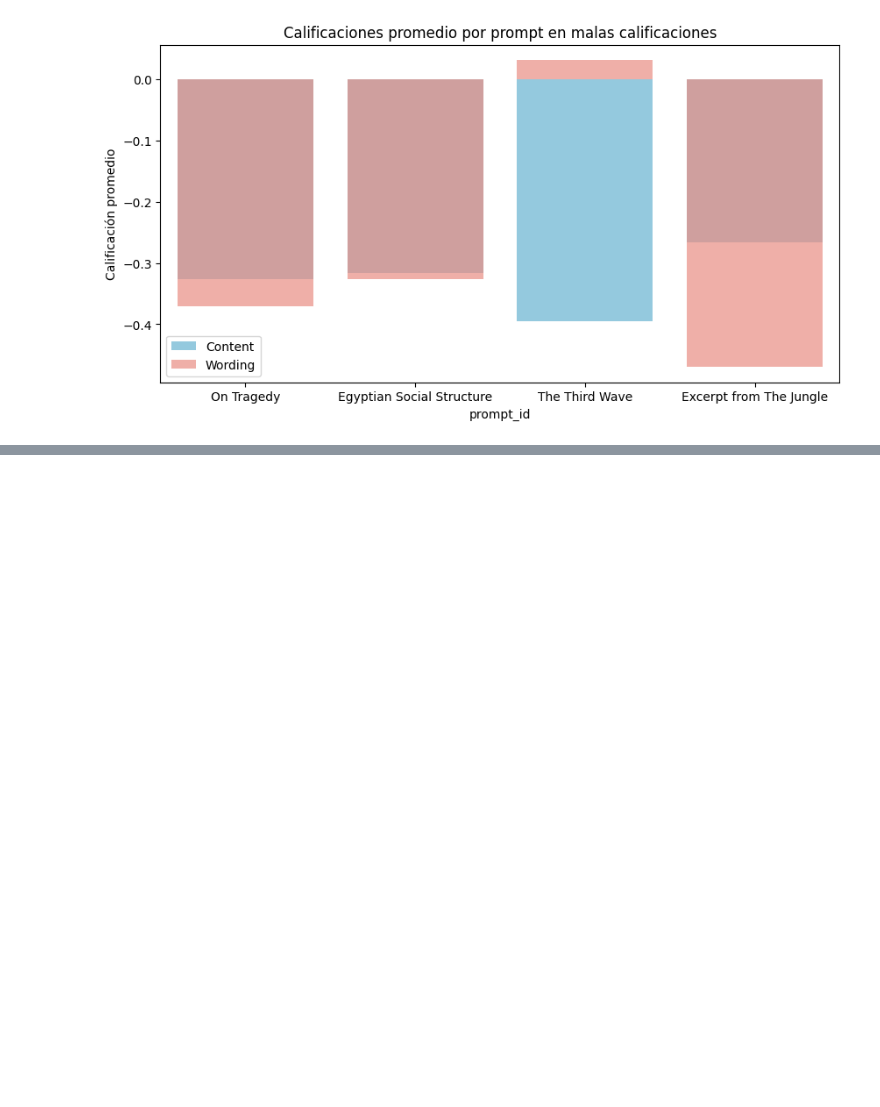
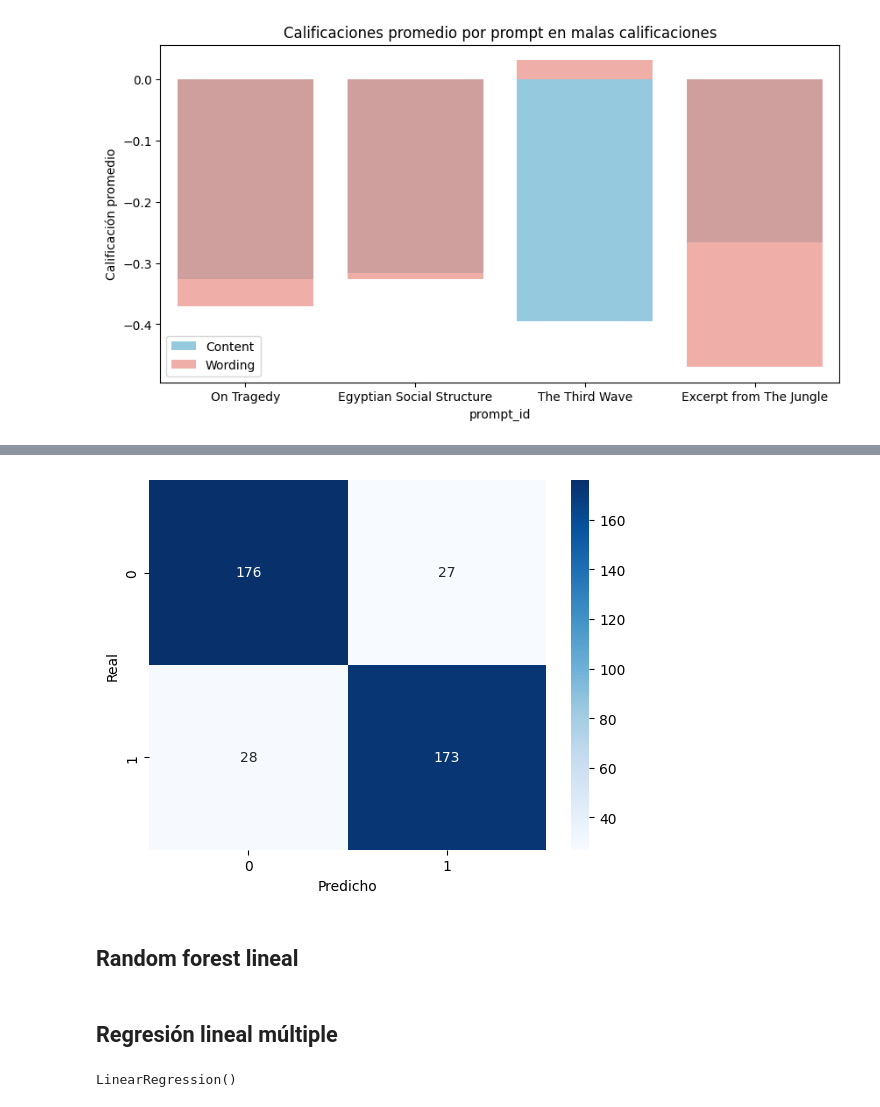
Before and after one commit to DiegoGarV/Proyecto2-DS, a Jupyter notebook: src/main.ipynb, the cells around one changed output, grey strips where cells are left out. Cells and saved outputs as stored; diff of their text form; code cells hidden in the pictures; blank space fills up the shorter version.

Commit message:
feat: add modelo de random forest clasificatorio

```diff
--- a/src/main.ipynb
+++ b/src/main.ipynb
@@ -857,0 +879,12 @@ plt.show()
+# %%
+from sklearn.utils import resample
+
+df_majority = df_merged[df_merged.clasificacion==0]
+df_minority = df_merged[df_merged.clasificacion==1]
+
+df_majority_downsampled = resample(df_majority,
+                                   replace=False,    # sin reemplazo
+                                   n_samples=len(df_minority),
+                                   random_state=42)
+
+df_merged = pd.concat([df_majority_downsampled, df_minority])
@@ -857,0 +907,3 @@ plt.show()
+# %%
+# seleccionar unicamente las columnas que me interesan para aplicar los modelos
+df_forest = df_merged[["content", "wording","clean_text", "clasificacion"]]
@@ -857,0 +943,2 @@ plt.show()
+# %%
+model.fit(X_train_vect, y_train)
@@ -857,0 +947,4 @@ plt.show()
+# %%
+y_pred = model.predict(X_test_vect)
+print("Accuracy:", accuracy_score(y_test, y_pred))
+print(classification_report(y_test, y_pred))
@@ -857,0 +961,16 @@ plt.show()
+# %%
+from sklearn.metrics import confusion_matrix
+import seaborn as sns
+import matplotlib.pyplot as plt
+
+cm = confusion_matrix(y_test, y_pred)
+sns.heatmap(cm, annot=True, fmt='d', cmap='Blues')
+plt.xlabel('Predicho')
+plt.ylabel('Real')
+plt.show()
+# %% [output]
+[figure, added]
+# %% [markdown]
+## Random forest lineal
+# %% [markdown]
+## Regresión lineal múltiple
@@ -857,0 +982,4 @@ plt.show()
+# %%
+model.fit(X_train_vect, y_train)
+# %% [output]
+LinearRegression()
```
Also changed, not shown: parts of 14 cells of this notebook, 1 other file.
